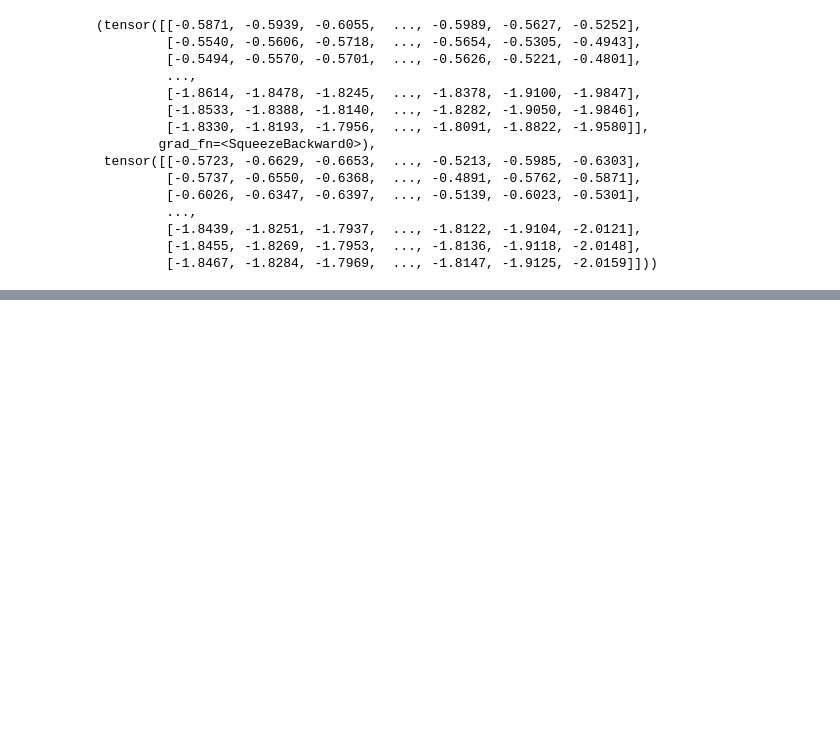
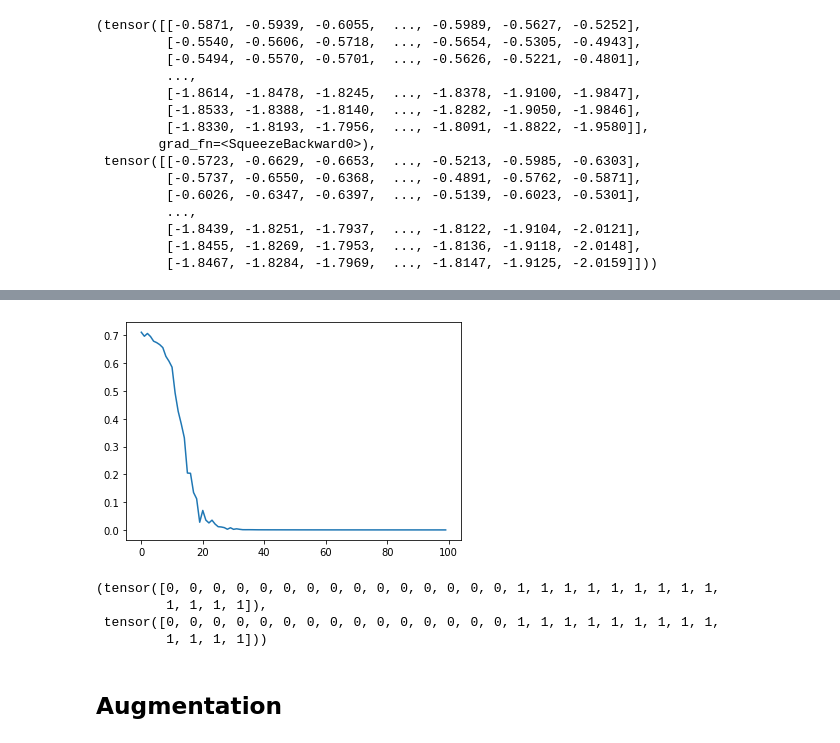
Before and after one commit to lukoshkin/ml2020, a Jupyter notebook: project/Visualizaiton.ipynb, the cells around one changed output, grey strips where cells are left out. Saved outputs shown, nothing was run; the diff lists cells and outputs as text; code cells hidden in the pictures; blank space fills up the shorter version.

Commit message:
Add classifier and augmentation methods

```diff
--- a/project/Visualizaiton.ipynb
+++ b/project/Visualizaiton.ipynb
@@ -459,0 +475,31 @@ sae(X_test[:,ids]).squeeze(), X_test[:,ids].squeeze()
+# %%
+net = SeqClassifier(1, 2)
+opt = optim.Adam(net.parameters(), 1e-2)
+sch = optim.lr_scheduler.StepLR(opt, 2, .999)
+
+criterion = nn.CrossEntropyLoss()
+
+# training procedure
+best_weights = None
+best_score = [float('inf')]
+train_history, test_history = [], []
+def train_clf(num_epochs, mode):
+    for epoch in range(num_epochs):
+        train_loss = []
+        for bx,by in get_batches(X_train, y_train, mode=mode):
+            opt.zero_grad()
+            y_pred = net(bx)
+            loss = criterion(y_pred, by)
+            loss.backward()
+            train_loss.append(loss.item())
+            opt.step()
+        sch.step()
+        train_history.append(np.mean(train_loss))
+        test_loss = criterion(net(X_test), y_test).item()
+        test_history.append(test_loss)
+        print(f'Epoch #{epoch}\n------')
+        print(train_history[-1])
+        print(test_history[-1], '\n')
+        if test_loss < best_score[0]:
+            best_score[0] = test_loss
+            best_weights = copy.deepcopy(net.state_dict())
@@ -459,0 +526,13 @@ sae(X_test[:,ids]).squeeze(), X_test[:,ids].squeeze()
+# %%
+plt.plot(train_history);
+# %% [output]
+[figure, added]
+# %%
+net.predict(X_test), y_test
+# %% [output]
+(tensor([0, 0, 0, 0, 0, 0, 0, 0, 0, 0, 0, 0, 0, 0, 0, 1, 1, 1, 1, 1, 1, 1, 1, 1,
+         1, 1, 1, 1]),
+ tensor([0, 0, 0, 0, 0, 0, 0, 0, 0, 0, 0, 0, 0, 0, 0, 1, 1, 1, 1, 1, 1, 1, 1, 1,
+         1, 1, 1, 1]))
+# %% [markdown]
+## Augmentation
```
Also changed, not shown: parts of 9 cells of this notebook.
